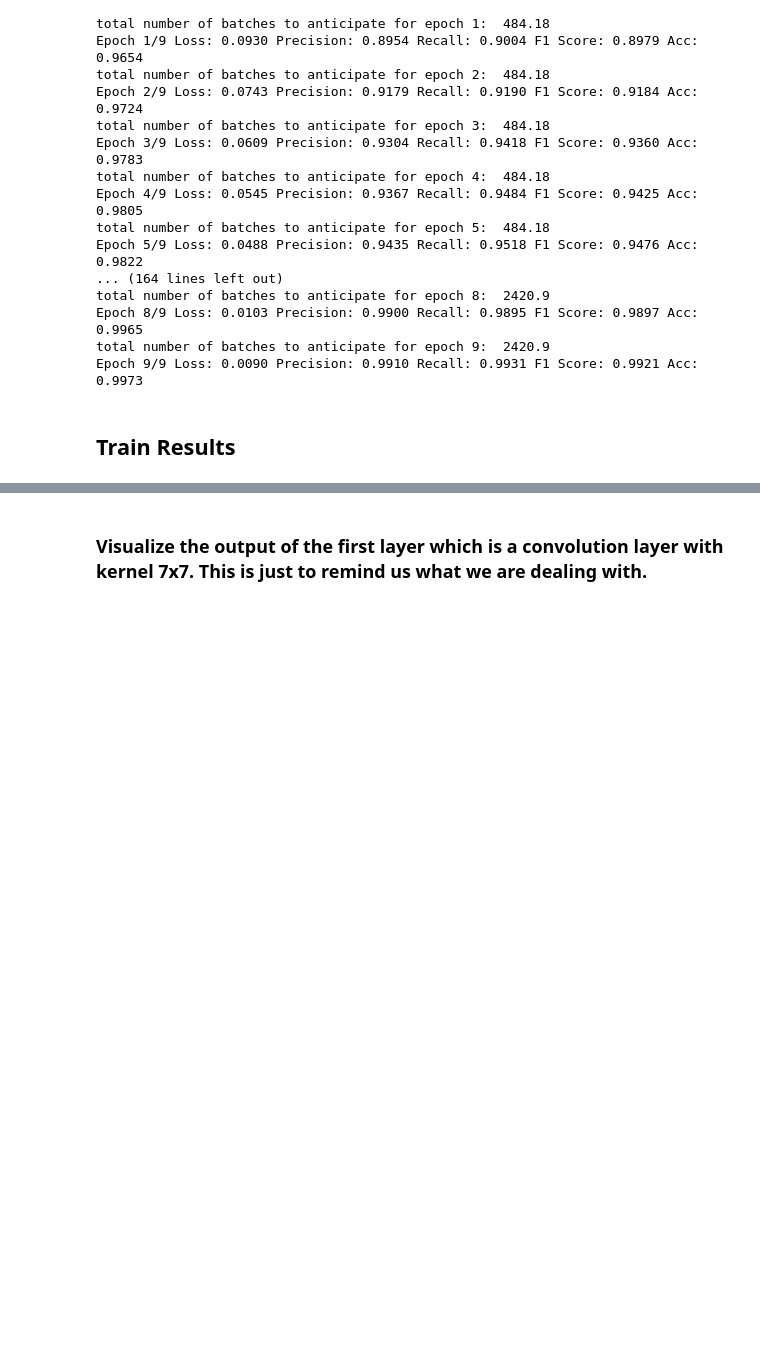
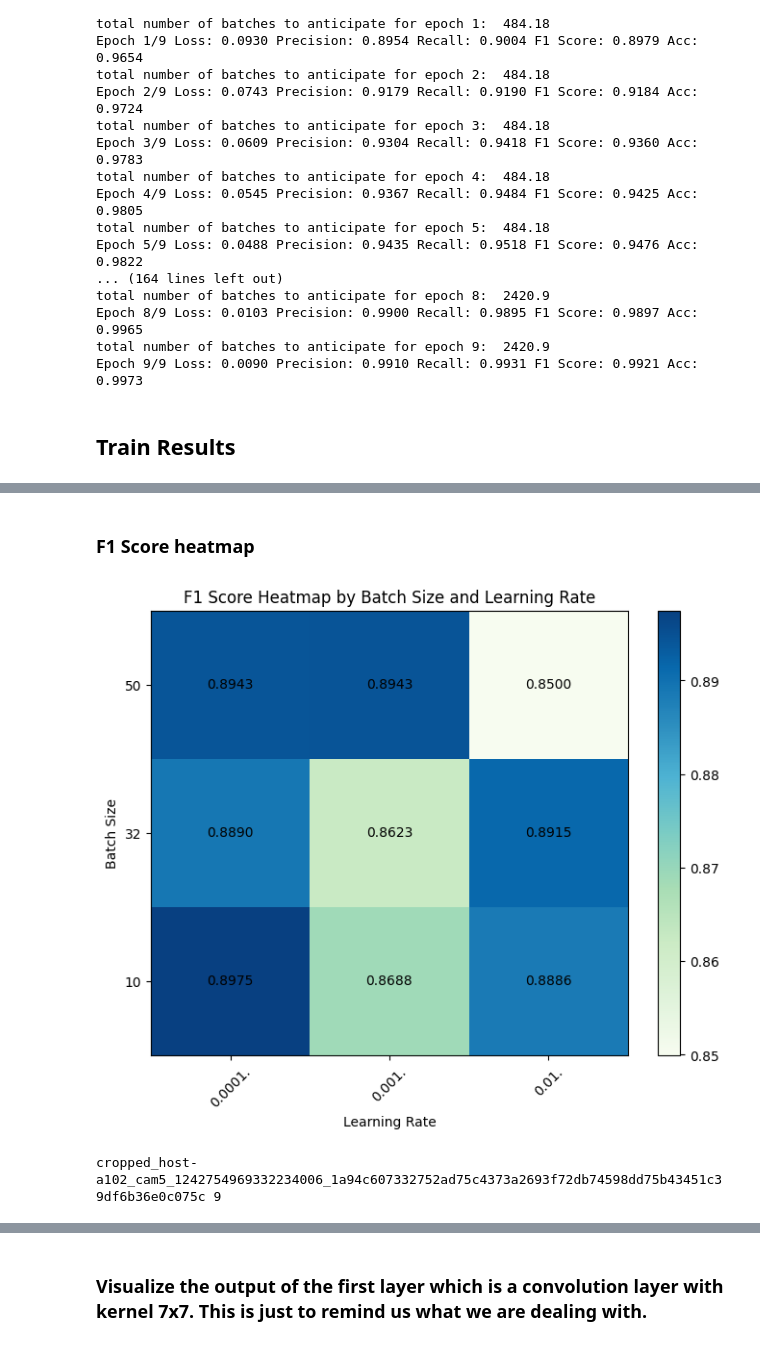
Before and after one commit to Stern04/MADS_Capstone, a Jupyter notebook: Notebooks/lyft_training_inference.ipynb, the cells around one changed output, grey strips where cells are left out. Saved outputs shown, nothing was run; the diff lists cells and outputs as text; code cells hidden in the pictures; blank space fills up the shorter version.

```diff
--- a/Notebooks/lyft_training_inference.ipynb
+++ b/Notebooks/lyft_training_inference.ipynb
@@ -87,10 +93,11 @@ class Lyft_image_classification_CustomDataset(Dataset):
     def __getitem__(self, idx):
         img_path, label = self.data[idx]
         image = Image.open(img_path).convert("RGB")
+        image_name = re.search(r'([^\\]+)(?=\.\w+$)', img_path).group(1)
 
         # Convert the image to tensor and normalize
         image = transforms.ToTensor()(image)
         image = transforms.Normalize(mean=[0.485, 0.456, 0.406], std=[0.229, 0.224, 0.225])(image)
 
-        return image, label
+        return image, label, image_name
 # %%
@@ -376,0 +574,7 @@ loaded_final_acc = checkpoint['final_accuracy']
+# %%
+models_to_validate = list(final_epoch_results["model_id_path"].values)
+model_dir = r"S:\MADS\Capstone\3d-object-detection-for-autonomous-vehicles\Train\models"
+validation_images_dir = r'S:\MADS\Capstone\3d-object-detection-for-autonomous-vehicles\Train\images\Image_Classification\validation_cropped_images\224'
+training_records_df_path = os.path.join(model_dir, "all_model_results.csv")
+required_imgage_size = 224
+target_category_name = "pedestrian"
@@ -376,0 +607,7 @@ loaded_final_acc = checkpoint['final_accuracy']
+# %%
+validation_results_df = pd.read_csv(training_records_df_path).drop(columns=['Unnamed: 0'], errors='ignore')
+validation_results_df = validation_results_df[validation_results_df["epoch"] == 9]
+# Convert string representations to actual lists
+validation_results_df['false_positive_images'] = validation_results_df['false_positive_images'].apply(ast.literal_eval)
+validation_results_df['false_negative_images'] = validation_results_df['false_negative_images'].apply(ast.literal_eval)
+validation_results_df
@@ -376,0 +625,38 @@ loaded_final_acc = checkpoint['final_accuracy']
+# %% [markdown]
+### F1 Score heatmap
+# %%
+# Pivot the DataFrame to create a grid
+pivot_df = validation_results_df.pivot(index='batch_size', columns='learning_rate', values='validation_F1')
+
+# Creating the heatmap
+plt.figure(figsize=(8, 6))
+# Using numpy to create an array of the pivot data
+data_array = pivot_df.to_numpy()
+
+# The columns and rows to display
+col_labels = pivot_df.columns.values
+row_labels = pivot_df.index.values
+
+# Creating the plot
+c = plt.pcolormesh(data_array, cmap='GnBu', shading='auto')
+
+# Adding color bar
+plt.colorbar(c)
+
+# Adding titles and labels
+plt.title('F1 Score Heatmap by Batch Size and Learning Rate')
+plt.xlabel('Learning Rate')
+plt.ylabel('Batch Size')
+
+# Adjusting the ticks to be at the center of each cell
+plt.xticks(np.arange(0.5, len(col_labels), 1), col_labels, rotation=45)
+plt.yticks(np.arange(0.5, len(row_labels), 1), row_labels)
+
+# Add text annotations
+for (i, j), val in np.ndenumerate(data_array):
+    plt.text(j + 0.5, i + 0.5, f"{val:.4f}", ha='center', va='center', color='black')
+
+# Show plot
+plt.show()
+# %% [output]
+[figure, added]
@@ -376,0 +669,6 @@ loaded_final_acc = checkpoint['final_accuracy']
+# %%
+for image_name, image_count in false_positive_counts.items():
+    print(image_name, image_count)
+    break
+# %% [output]
+cropped_host-a102_cam5_1242754969332234006_1a94c607332752ad75c4373a2693f72db74598dd75b43451c39df6b36e0c075c 9
```
Also changed, not shown: parts of 32 cells of this notebook, 1 other file.
